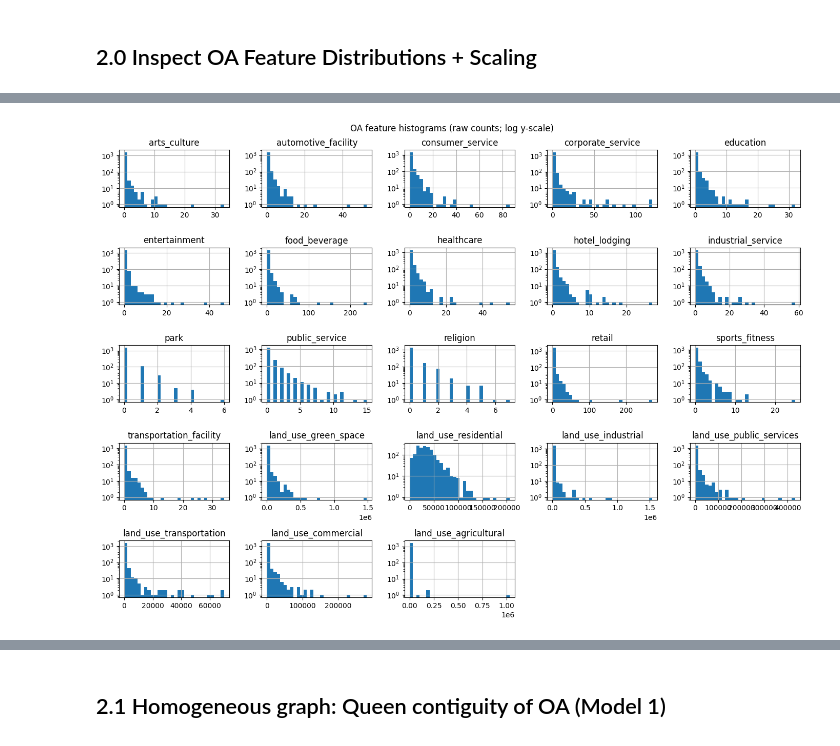
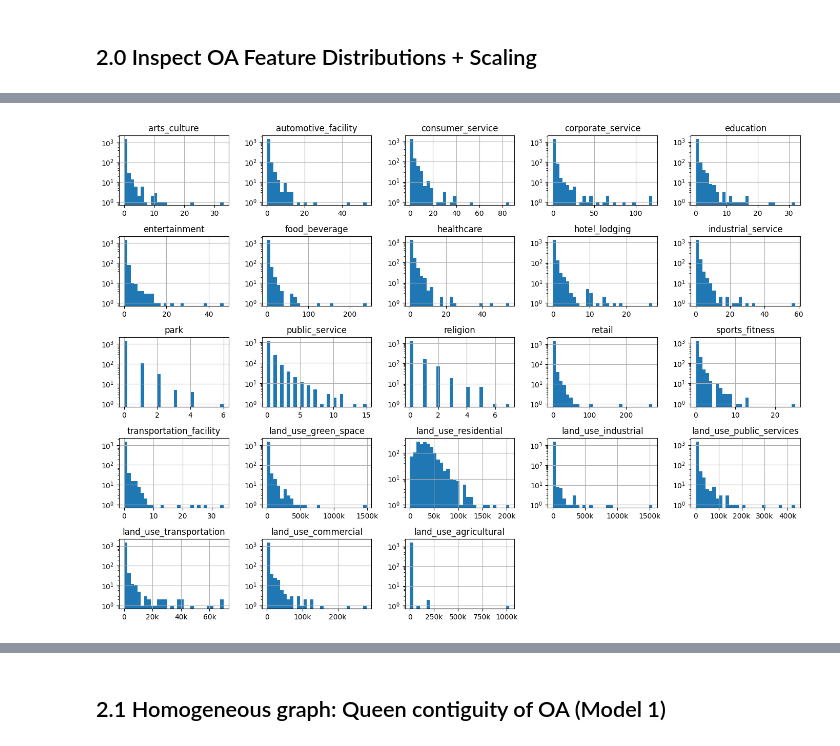
Before and after one commit to c2g-dev/city2graph-case-study, a Jupyter notebook: notebooks/02_graph_construction.ipynb, the cells around one changed output, grey strips where cells are left out. Cells and saved outputs as stored; diff of their text form; code cells hidden in the pictures.

```diff
--- a/notebooks/02_graph_construction.ipynb
+++ b/notebooks/02_graph_construction.ipynb
@@ -131,23 +133,28 @@ if min_val < 0:
 
 dist = pd.DataFrame(index=OA_FEATURE_COLS)
 dist["min"] = oa_feat.min()
+dist["mean"] = oa_feat.mean()
 dist["max"] = oa_feat.max()
-dist["mean"] = oa_feat.mean()
-dist["median"] = oa_feat.median()
-dist["p90"] = oa_feat.quantile(0.90)
-dist["p95"] = oa_feat.quantile(0.95)
-dist["p99"] = oa_feat.quantile(0.99)
-dist["zero_frac"] = (oa_feat == 0).mean()
-dist["skew"] = oa_feat.skew(numeric_only=True)
+dist["std"] = oa_feat.std()
 
-display(dist.sort_values(["zero_frac", "skew"], ascending=False).round(3))
+dist = dist.loc[OA_FEATURE_COLS]
+display(dist.round(3))
 
 # Quick visual: raw histograms (log y to show tails)
 _ = oa_feat.hist(bins=30, figsize=(14, 10))
 import matplotlib.pyplot as plt
-for ax in plt.gcf().axes:
+from matplotlib.ticker import FuncFormatter
+
+def format_k(x, _):
+    if abs(x) >= 1000:
+        return f"{x / 1000:g}k"
+    return f"{x:g}"
+
+for col, ax in zip(oa_feat.columns, plt.gcf().axes):
     ax.set_yscale("log")
-plt.suptitle("OA feature histograms (raw counts; log y-scale)")
+    if col.startswith("land_use_"):
+        ax.xaxis.set_major_formatter(FuncFormatter(format_k))
+
 plt.tight_layout()
 plt.show()
 # %% [output]
@@ -171,4 +178,4 @@ plt.show()
-[figure, old version]
+[figure, new version]
 # %%
 # --- Apply scaling and persist back onto `oa` ---
 SCALING_METHOD = "log1p+zscore"
```
Also changed, not shown: parts of 4 cells of this notebook, 16 other files.
